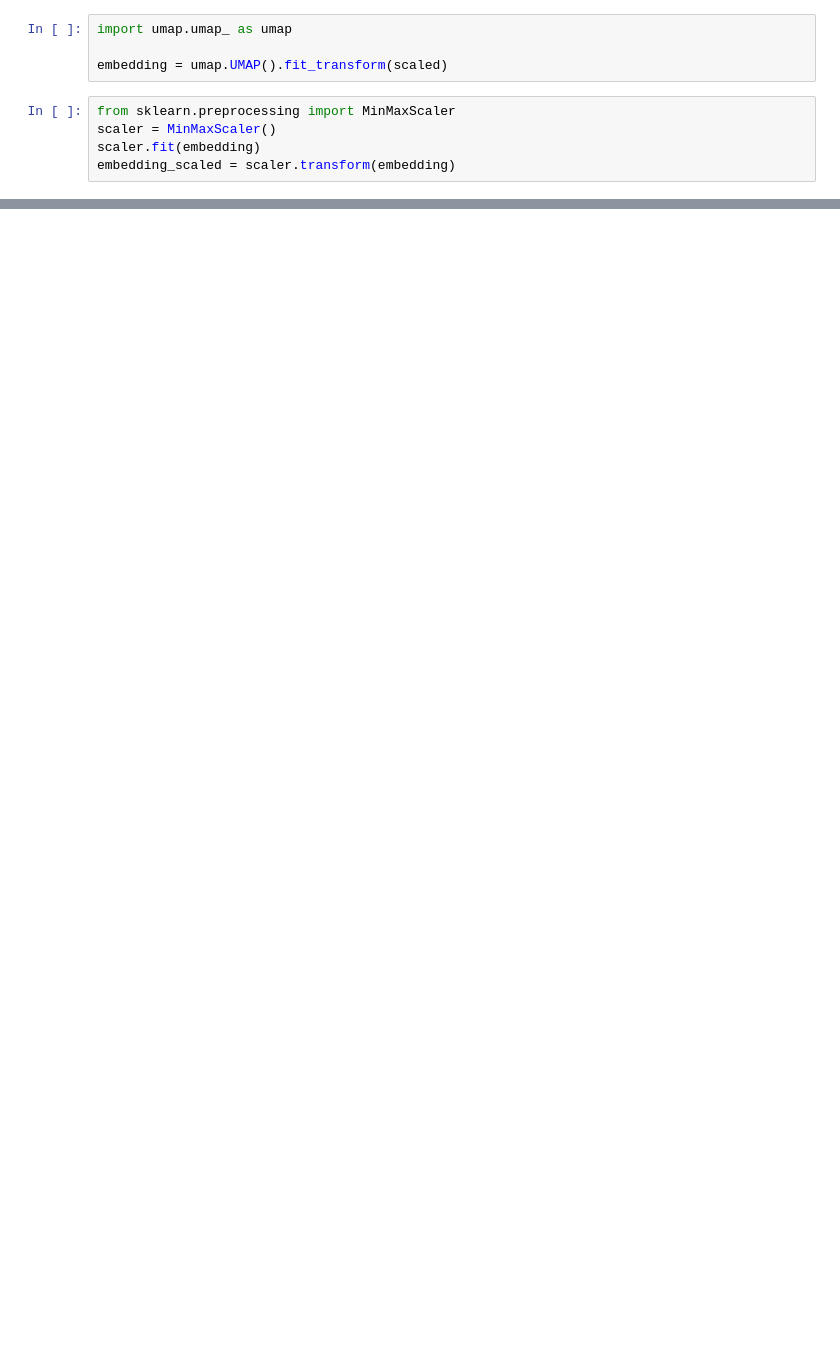
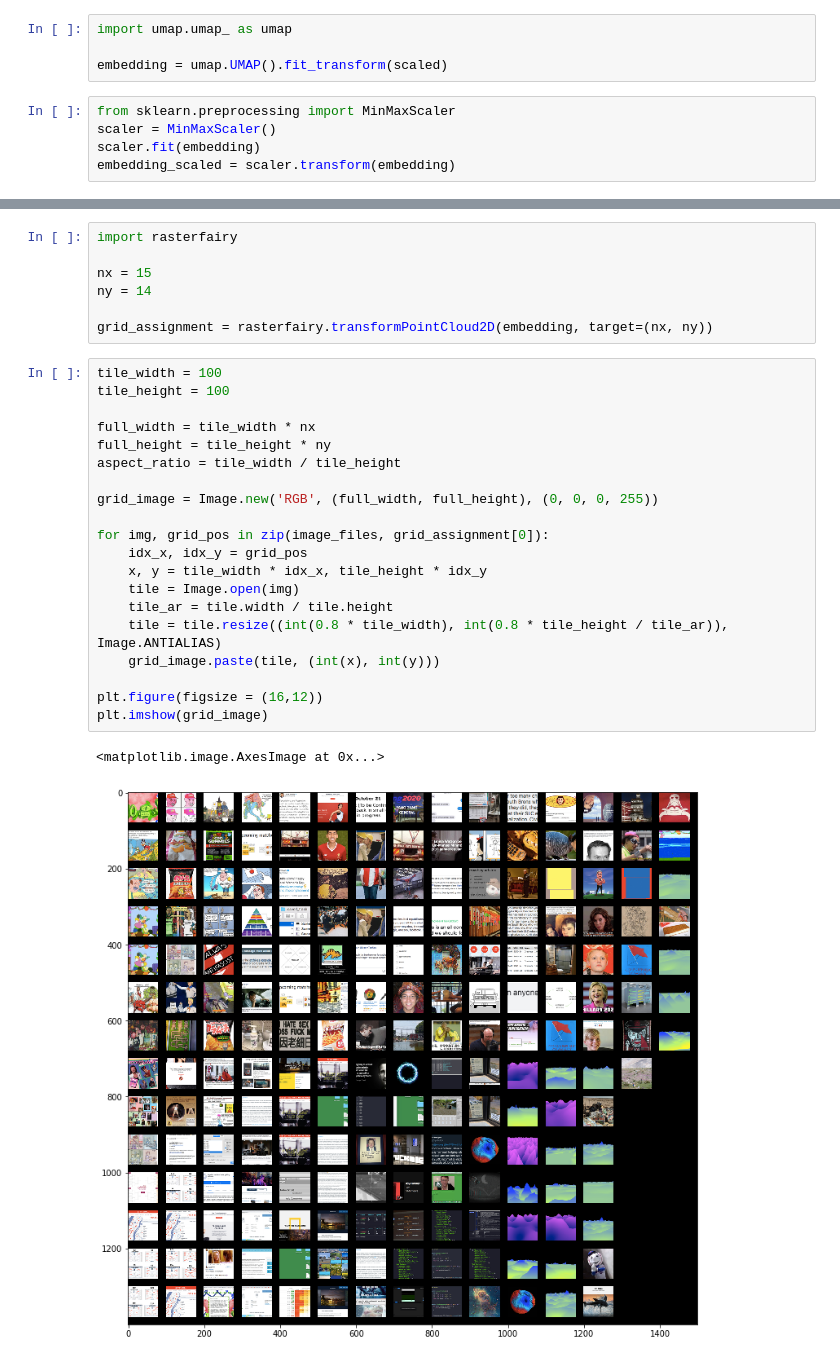
Before and after one commit to skiprox/designing-with-ml-inclass, a Jupyter notebook: midterm/midterm.ipynb, the cells around one changed output, grey strips where cells are left out. Saved outputs shown, nothing was run; the diff lists cells and outputs as text; blank space fills up the shorter version.

Commit message:
Updating midterm with rasterfairy

```diff
--- a/midterm/midterm.ipynb
+++ b/midterm/midterm.ipynb
@@ -185,0 +184,30 @@ plt.imshow(full_image)
+# %%
+import rasterfairy
+
+nx = 15
+ny = 14
+
+grid_assignment = rasterfairy.transformPointCloud2D(embedding, target=(nx, ny))
+# %%
+tile_width = 100
+tile_height = 100
+
+full_width = tile_width * nx
+full_height = tile_height * ny
+aspect_ratio = tile_width / tile_height
+
+grid_image = Image.new('RGB', (full_width, full_height), (0, 0, 0, 255))
+
+for img, grid_pos in zip(image_files, grid_assignment[0]):
+    idx_x, idx_y = grid_pos
+    x, y = tile_width * idx_x, tile_height * idx_y
+    tile = Image.open(img)
+    tile_ar = tile.width / tile.height
+    tile = tile.resize((int(0.8 * tile_width), int(0.8 * tile_height / tile_ar)), Image.ANTIALIAS)
+    grid_image.paste(tile, (int(x), int(y)))
+
+plt.figure(figsize = (16,12))
+plt.imshow(grid_image)
+# %% [output]
+<matplotlib.image.AxesImage at 0x...>
+[figure, added]
```
Also changed, not shown: parts of 10 cells of this notebook.
